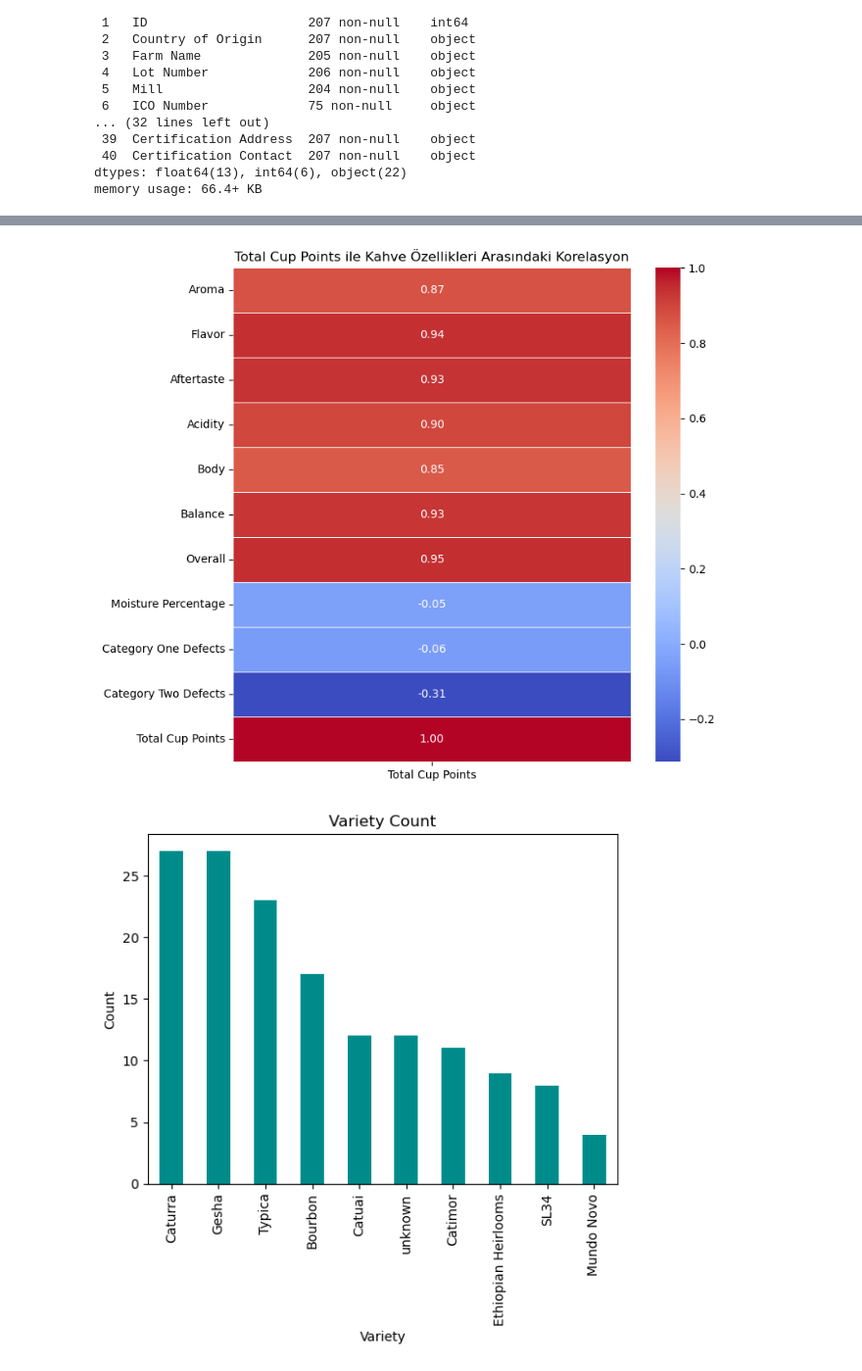
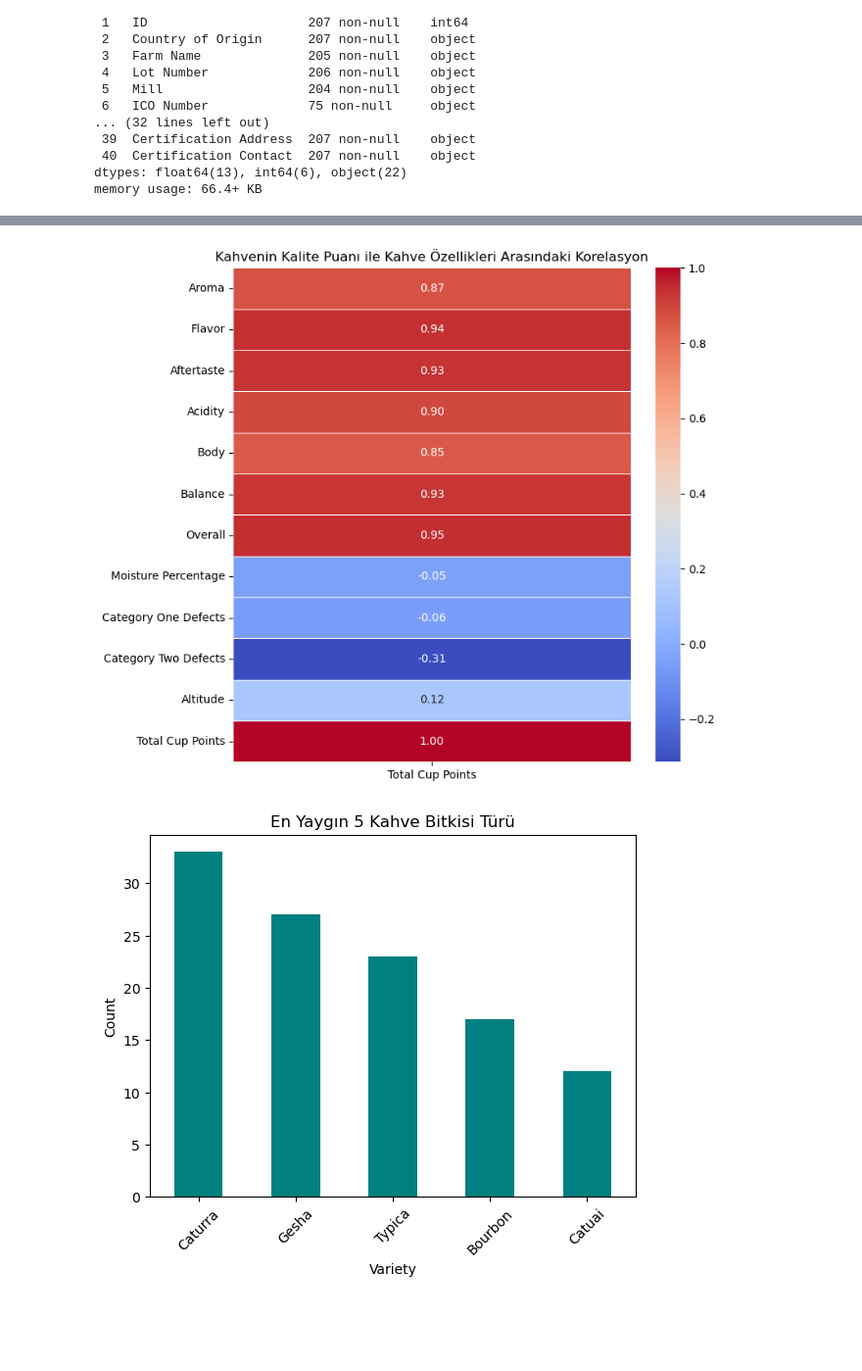
Before and after one commit to temetNoscee/Regression, a Jupyter notebook: 20040101006_Eda İpek_Sanlı_BM_VM.ipynb, the cells around one changed output, grey strips where cells are left out. Shown at 98% size. Cells and saved outputs as stored; diff of their text form; code cells hidden in the pictures; blank space fills up the shorter version.

```diff
--- a/20040101006_Eda İpek_Sanlı_BM_VM.ipynb
+++ b/20040101006_Eda İpek_Sanlı_BM_VM.ipynb
@@ -70 +76,24 @@ memory usage: 66.4+ KB
 -19 tane nümerik 22 tane kategorik özellik vardır.
+# %%
+#İlk sütünün adını bilmediğimiz, ID'nin kahve kalitesi üzerinde etkisi olmadığı
+#ve ICO numarasında sadece 75 değere ulaşabildiğimiz için bu sütunları siliyoruz.
+#Ayrıca status sütunu sadece '1' değerini içermektedir.
+df.drop(columns=['Unnamed: 0', 'ID','ICO Number','Status'],inplace=True)
+#Altitude değeri nümerik olmasına rağmen object veri türünde. Bunu düzeltmek için
+#aralık olarak verilen verilerin ortalaması alınıp yazılacak.
+import re
+def numerik(x):
+    x = str(x)
+    x = re.findall(r'\d+|\D+', x)
+    if len(x) ==3:
+        return (int(x[0])+int(x[2]))//2
+    elif len(x) == 1 and x[0].isdigit():
+        return int(x[0])
+    else:
+        return -1
+df["Altitude"] = df["Altitude"].apply(numerik)
+# %%
+df["Altitude"].replace(-1, np.nan, inplace=True)
+df["Altitude"].fillna(df["Altitude"].mean(), inplace=True)
+
+df.isnull().sum()
@@ -133,19 +158,21 @@ plt.show()
 # %%
-correlation_matrix = df[['Aroma', 'Flavor', 'Aftertaste', 'Acidity', 'Body', 'Balance','Overall','Moisture Percentage','Category One Defects','Category Two Defects','Total Cup Points']].corr()
+correlation_matrix = df[['Aroma', 'Flavor', 'Aftertaste', 'Acidity', 'Body', 'Balance','Overall','Moisture Percentage','Category One Defects','Category Two Defects','Altitude','Total Cup Points']].corr()
 
-# Heatmap çizimi
 plt.figure(figsize=(8, 8))
 sns.heatmap(correlation_matrix[['Total Cup Points']], annot=True, cmap='coolwarm', fmt=".2f", linewidths=.5, cbar_kws={'location': 'right'})
-plt.title('Total Cup Points ile Kahve Özellikleri Arasındaki Korelasyon')
+plt.title('Kahvenin Kalite Puanı ile Kahve Özellikleri Arasındaki Korelasyon')
 plt.show()
 # %% [output]
-[figure, old version]
+[figure, new version]
 # %%
-ax = df['Variety'].value_counts().head(10) \
-    .plot(kind='bar', title='Variety Count', color='darkcyan')
+#print(df['Variety'].value_counts())
+df['Variety'].fillna(df['Variety'].mode()[0], inplace=True)
+ax = df['Variety'].value_counts().head(5).plot(kind='bar', title='Variety Count', color='teal')
 ax.set_xlabel('Variety')
 ax.set_ylabel('Count')
+ax.set_title("En Yaygın 5 Kahve Bitkisi Türü")
+plt.xticks(rotation=45)
 plt.show()
 # %% [output]
-[figure, old version]
+[figure, new version]
 # %%
```
Also changed, not shown: parts of 24 cells of this notebook, 2 other files.
